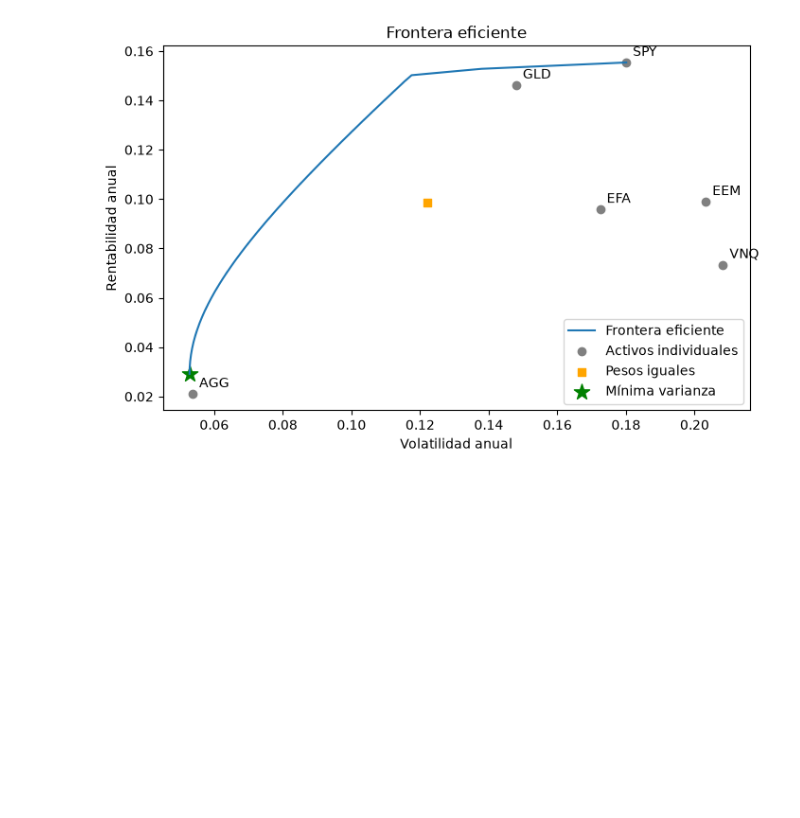
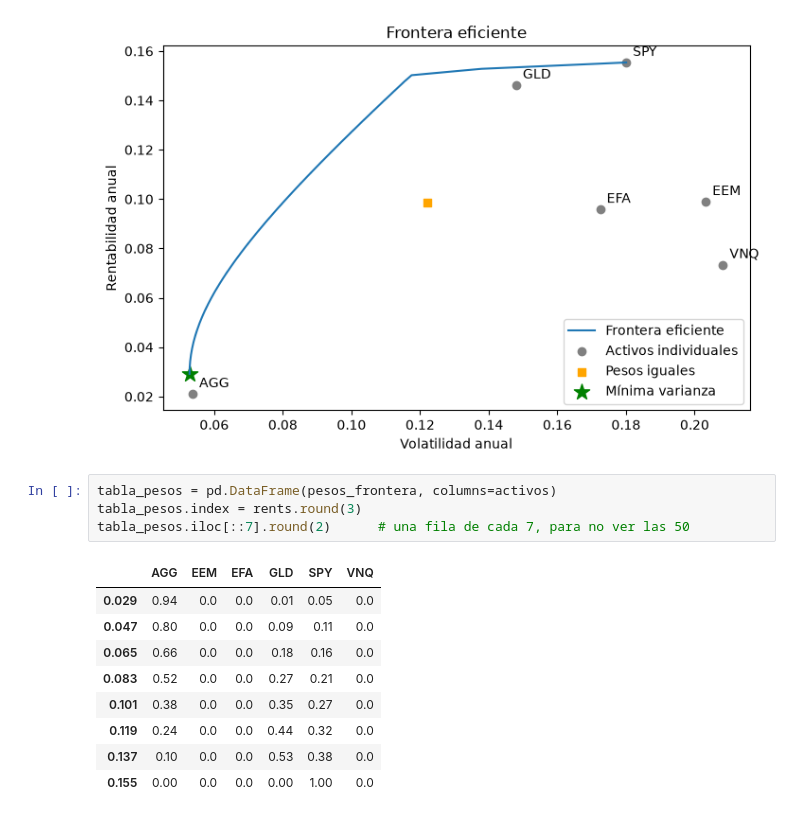
Before and after one commit to mnayala100/proyecto-cartera-markowitz, a Jupyter notebook: notebooks/03_optimizacion.ipynb, the cells around one changed output. Saved outputs shown, nothing was run; the diff lists cells and outputs as text; blank space fills up the shorter version.

```diff
--- a/notebooks/03_optimizacion.ipynb
+++ b/notebooks/03_optimizacion.ipynb
@@ -125,4 +126,18 @@ ax.legend()
 plt.show()
 # %% [output]
 [figure]
+# %%
+tabla_pesos = pd.DataFrame(pesos_frontera, columns=activos)
+tabla_pesos.index = rents.round(3)
+tabla_pesos.iloc[::7].round(2)      # una fila de cada 7, para no ver las 50
+# %% [output]
+|  | AGG | EEM | EFA | GLD | SPY | VNQ |
+| 0.029 | 0.94 | 0.0 | 0.0 | 0.01 | 0.05 | 0.0 |
+| 0.047 | 0.80 | 0.0 | 0.0 | 0.09 | 0.11 | 0.0 |
+| 0.065 | 0.66 | 0.0 | 0.0 | 0.18 | 0.16 | 0.0 |
+| 0.083 | 0.52 | 0.0 | 0.0 | 0.27 | 0.21 | 0.0 |
+| 0.101 | 0.38 | 0.0 | 0.0 | 0.35 | 0.27 | 0.0 |
+| 0.119 | 0.24 | 0.0 | 0.0 | 0.44 | 0.32 | 0.0 |
+| 0.137 | 0.10 | 0.0 | 0.0 | 0.53 | 0.38 | 0.0 |
+| 0.155 | 0.00 | 0.0 | 0.0 | 0.00 | 1.00 | 0.0 |
 # %% [markdown]
```
Also changed, not shown: parts of 15 cells of this notebook, 8 other files.
